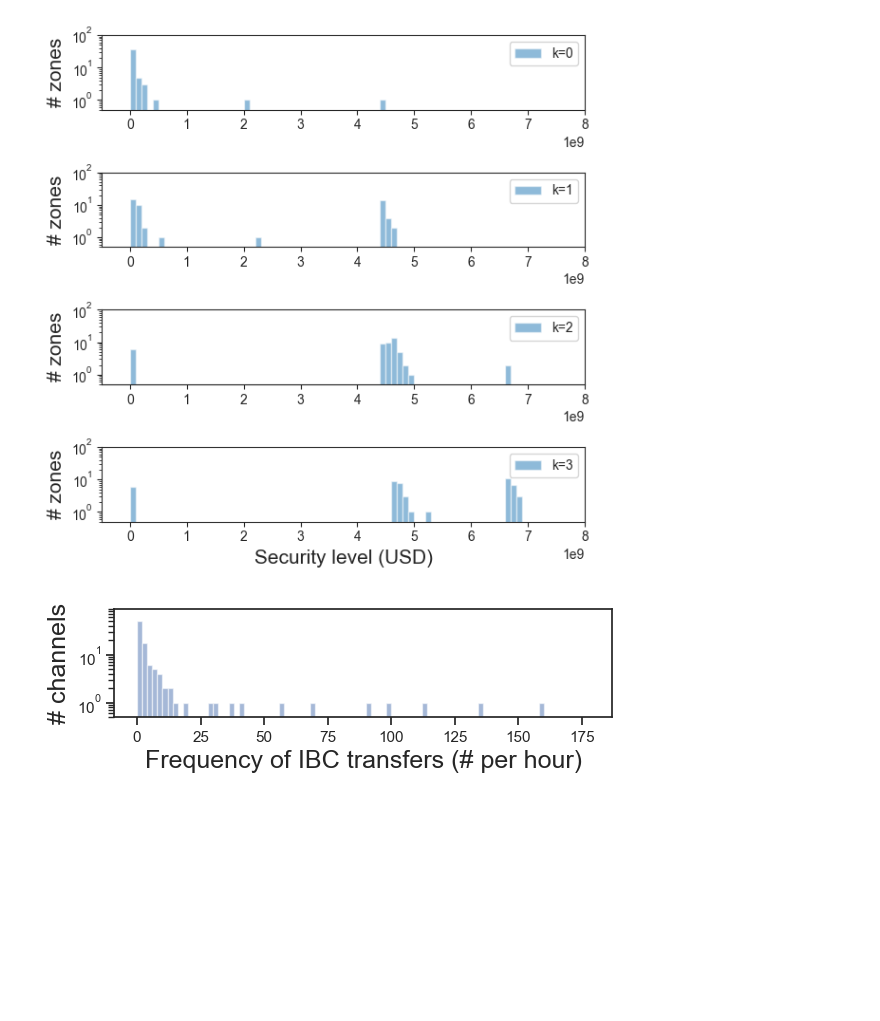
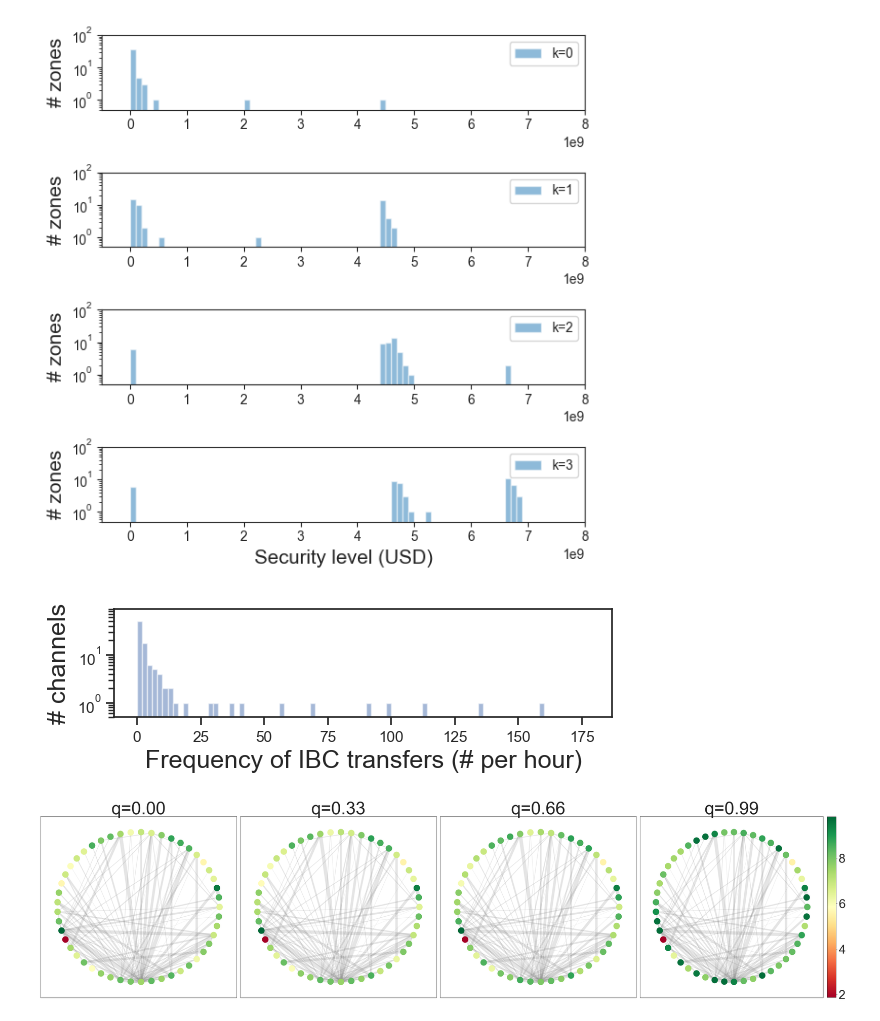
Before and after one commit to babylonchain/mapofzones-crawler, a Jupyter notebook: analysis.ipynb, the cells around one changed output. Cells and saved outputs as stored; diff of their text form; code cells hidden in the pictures; blank space fills up the shorter version.

```diff
--- a/analysis.ipynb
+++ b/analysis.ipynb
@@ -257,3 +257,55 @@ plt.savefig('../../Babylon/mesh-security-paper/figures/ibc-transfer-frequency-hi
 plt.show()
 # %% [output]
 [figure]
+# %%
+def find_optimal_security(G, node, beta):
+    # total weight of all peers
+    peers = G.neighbors(node)
+    max_weight_from_peers = 0
+    for peer in peers:
+        max_weight_from_peers += G.nodes[peer]['weight']
+    max_borrowable_weight = beta * G.nodes[node]['weight'] / (1-beta)
+    if max_weight_from_peers < max_borrowable_weight:
+        return max_weight_from_peers + G.nodes[node]['weight']
+    else:
+        return max_borrowable_weight + G.nodes[node]['weight']
+
+def find_optimal_security_all(G, beta):
+    return [find_optimal_security(G, node, beta) for node in G.nodes]
+
+def draw_map_of_zones_summary_cross_chain_validation(G, betas=[0, 0.33, 0.66, 0.99]):
+    fig, axes = plt.subplots(nrows=1, ncols=4, figsize=(32, 8))
+    pos = nx.circular_layout(G)
+    cmap = plt.cm.get_cmap('RdYlGn')
+    # cmap = plt.cm.jet
+
+    for idx, beta in enumerate(betas):
+        plt.subplot(141+idx)
+
+        # zone name of each vertex
+        node_labels = {node: zones_map[node] for node in G.nodes}
+
+        # weight of each vertex, i.e., normalised market cap in the heaviest path
+        heaviest_weights = find_optimal_security_all(G, beta)
+        node_weights = [math.log10(weight) for weight in heaviest_weights]
+        # node_weights = heaviest_weights
+        # weight of each edge, i.e., normalised frequency of the channel
+        edge_weights = [math.log10(get_frequency(edge[0], edge[1]))*5 for edge in G.edges(data='weight')]
+
+        nx.draw_networkx_edges(G, pos, width=edge_weights, alpha=0.2, edge_color='grey')
+        nc = nx.draw_networkx_nodes(G, pos, node_labels, node_color=node_weights, cmap=cmap)
+
+        plt.title('q=%.2f' % (beta), fontsize=50)
+
+    # cbar = plt.colorbar(nc, format=ticker.FuncFormatter(fmt),fraction=0.046, pad=0.02)
+    cbar = fig.colorbar(nc,fraction=0.046, pad=0.02)
+    cbar.ax.tick_params(labelsize=35)
+
+    plt.tight_layout()
+    plt.savefig('../../Babylon/mesh-security-paper/figures/zones-ccv-summary.pdf')
+    plt.show()
+
+# find_optimal_security_all(G, 0.2)
+draw_map_of_zones_summary_cross_chain_validation(G)
+# %% [output]
+[figure, added]
```
